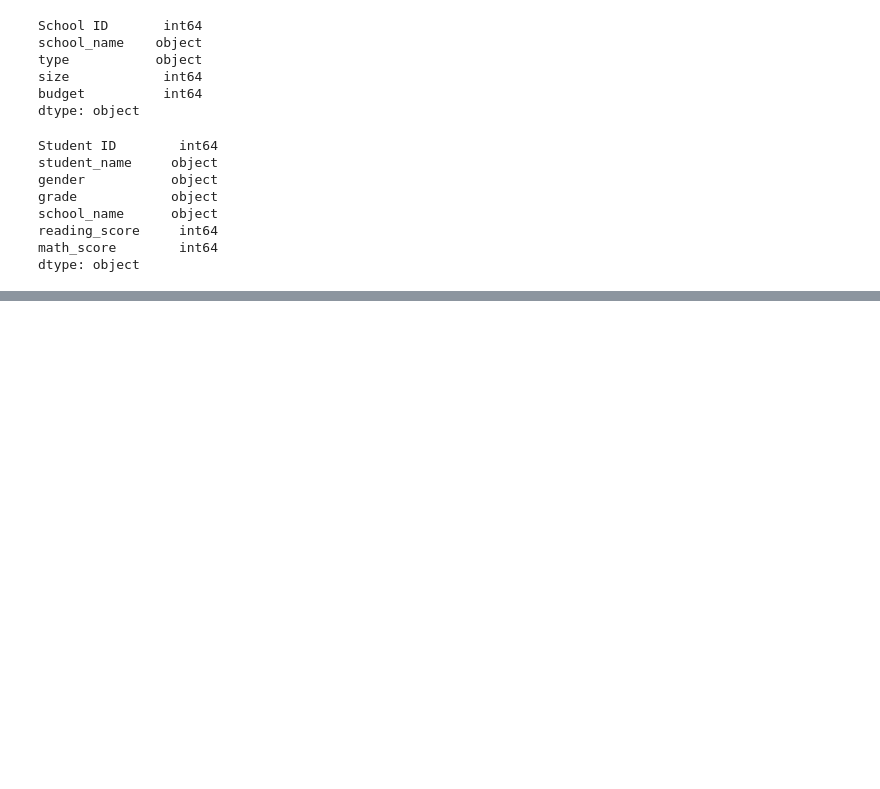
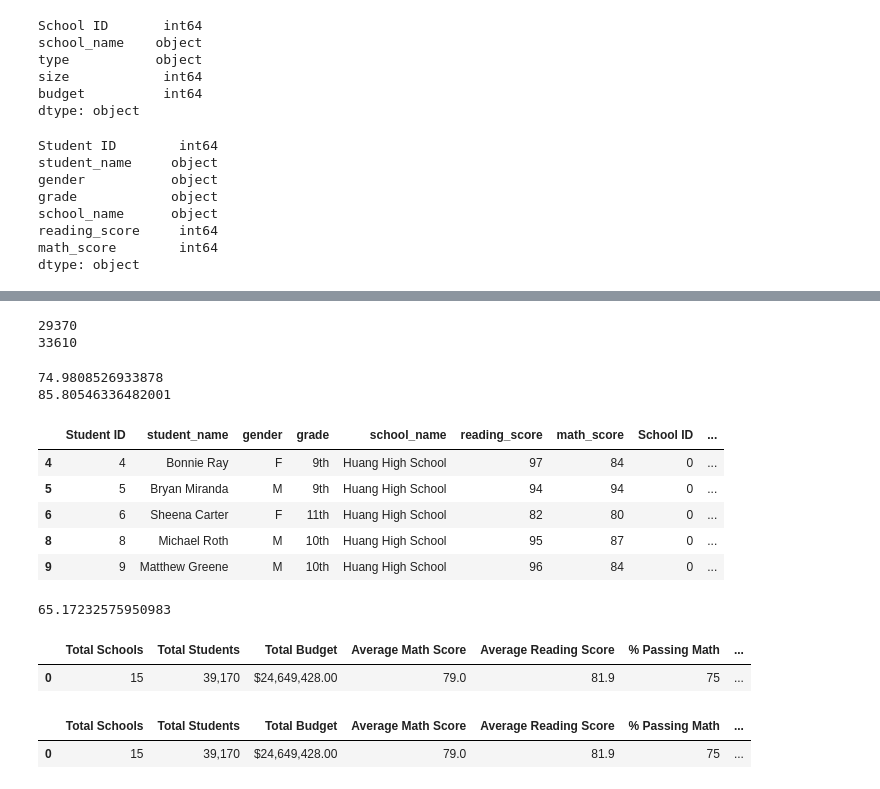
Before and after one commit to lbelnap20/School_District_Analysis, a Jupyter notebook: PyCitySchools.ipynb, the cells around one changed output, grey strips where cells are left out. Drawn from its saved outputs; the diff is of its cells as text; code cells hidden in the pictures; blank space fills up the shorter version.

Commit message:
District Summary Complete

```diff
--- a/PyCitySchools.ipynb
+++ b/PyCitySchools.ipynb
@@ -128,0 +183,74 @@ for word in pre_suf:
+# %%
+#Calculate number of students passing math or reading
+passingMathCount = passingMath["student_name"].count()
+passingReadingCount = passingReading["student_name"].count()
+
+print(passingMathCount)
+print(passingReadingCount)
+# %% [output]
+29370
+33610
+# %%
+#calculate percentages of students passing math or reading
+passingMathPercent = passingMathCount / float(studentCount)* 100
+passingReadingPercent = passingReadingCount / float(studentCount)* 100
+
+print(passingMathPercent)
+print(passingReadingPercent)
+# %% [output]
+74.9808526933878
+85.80546336482001
+# %%
+#find students passing math AND reading
+passingBoth = schoolDataComplete_df[(schoolDataComplete_df["math_score"] >= 70) & (schoolDataComplete_df["reading_score"] >= 70)]
+passingBoth.head()
+# %% [output]
+|  | Student ID | student_name | gender | grade | school_name | reading_score | math_score | School ID | ... |
+| 4 | 4 | Bonnie Ray | F | 9th | Huang High School | 97 | 84 | 0 | ... |
+| 5 | 5 | Bryan Miranda | M | 9th | Huang High School | 94 | 94 | 0 | ... |
+| 6 | 6 | Sheena Carter | F | 11th | Huang High School | 82 | 80 | 0 | ... |
+| 8 | 8 | Michael Roth | M | 10th | Huang High School | 95 | 87 | 0 | ... |
+| 9 | 9 | Matthew Greene | M | 10th | Huang High School | 96 | 84 | 0 | ... |
+# %%
+#get total students passing both
+passingBothCount = passingBoth["student_name"].count()
+#get total percentage
+passingBothPercent = passingBothCount / studentCount * 100
+passingBothPercent
+# %% [output]
+65.17232575950983
+# %%
+# Adding a list of values with keys to create a new DataFrame.
+districtSummary_df = pd.DataFrame(
+          [{"Total Schools": schoolCount,
+          "Total Students": studentCount,
+          "Total Budget": totalBudget,
+          "Average Math Score": avgMathScore,
+          "Average Reading Score": avgReadingScore,
+          "% Passing Math": passingMathPercent,
+         "% Passing Reading": passingReadingPercent,
+        "% Overall Passing": passingBothPercent}])
+
+#Format columns
+districtSummary_df["Total Students"] =districtSummary_df["Total Students"].map("{:,}".format)
+districtSummary_df["Total Budget"] =districtSummary_df["Total Budget"].map("${:,.2f}".format)
+districtSummary_df["Average Math Score"] = districtSummary_df["Average Math Score"].map("{:.1f}".format)
+districtSummary_df["Average Reading Score"] = districtSummary_df["Average Reading Score"].map("{:.1f}".format)
+districtSummary_df["% Passing Math"] = districtSummary_df["% Passing Math"].map("{:.0f}".format)
+districtSummary_df["% Passing Reading"] = districtSummary_df["% Passing Reading"].map("{:.0f}".format)
+districtSummary_df["% Overall Passing"] = districtSummary_df["% Overall Passing"].map("{:.0f}".format)
+
+districtSummary_df
+# %% [output]
+|  | Total Schools | Total Students | Total Budget | Average Math Score | Average Reading Score | % Passing Math | ... |
+| 0 | 15 | 39,170 | $24,649,428.00 | 79.0 | 81.9 | 75 | ... |
+# %%
+# Reorder the columns in the order you want them to appear.
+newOrder = ["Total Schools", "Total Students", "Total Budget","Average Math Score", "Average Reading Score", "% Passing Math", "% Passing Reading", "% Overall Passing"]
+
+# Assign district summary df the new column order.
+districtSummary_df = districtSummary_df[newOrder]
+districtSummary_df
+# %% [output]
+|  | Total Schools | Total Students | Total Budget | Average Math Score | Average Reading Score | % Passing Math | ... |
+| 0 | 15 | 39,170 | $24,649,428.00 | 79.0 | 81.9 | 75 | ... |
```
Also changed, not shown: parts of 7 cells of this notebook, 3 other files.
